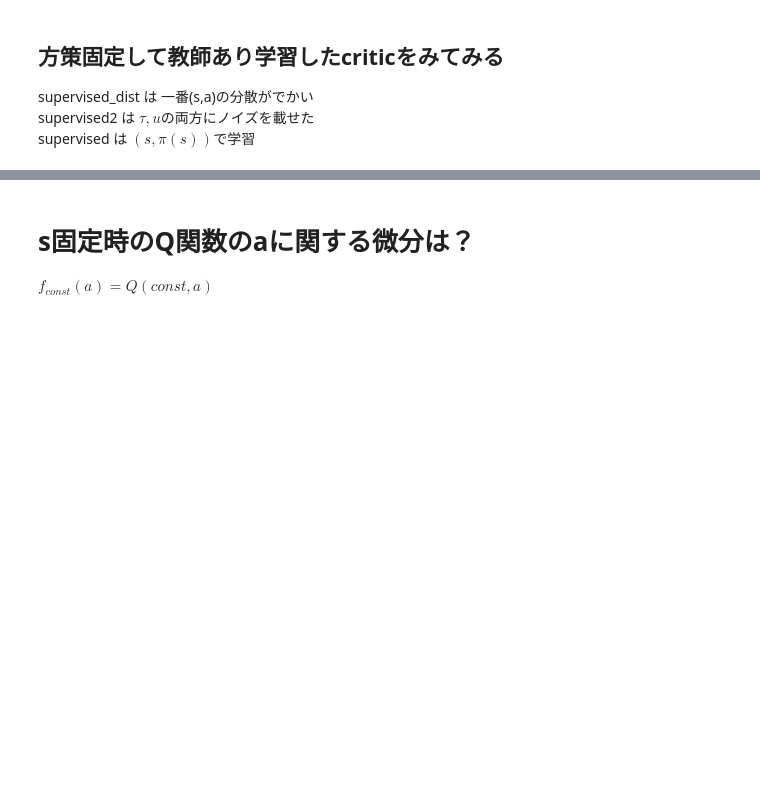
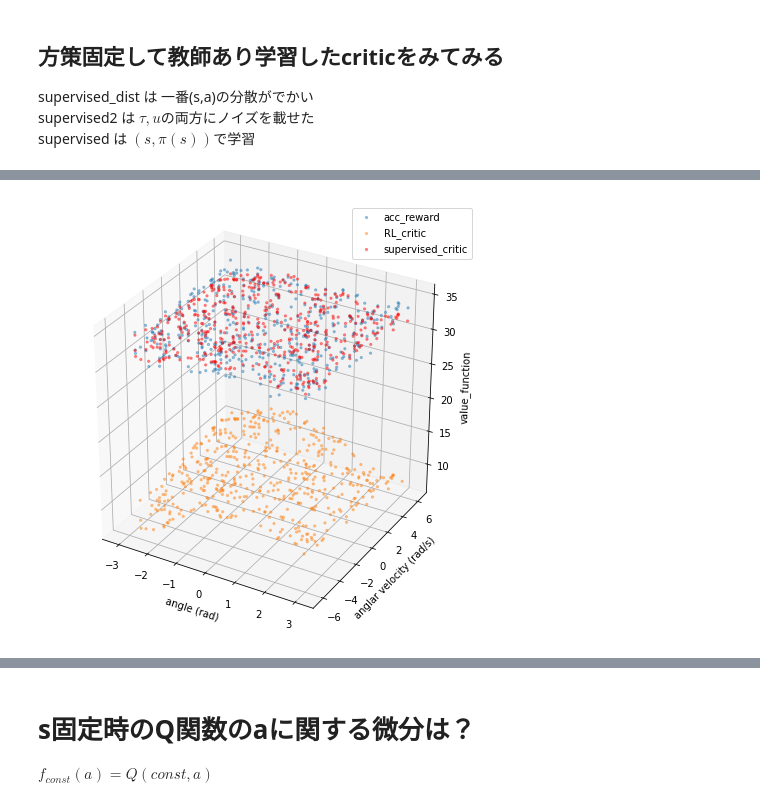
Before and after one commit to ibuki1024/eventDDPG, a Jupyter notebook: notebook/self_trigger/critic_approximation.ipynb, the cells around one changed output, grey strips where cells are left out. Saved outputs shown, nothing was run; the diff lists cells and outputs as text; code cells hidden in the pictures; blank space fills up the shorter version.

```diff
--- a/notebook/self_trigger/critic_approximation.ipynb
+++ b/notebook/self_trigger/critic_approximation.ipynb
@@ -343,0 +341,29 @@ plt.show()
+# %%
+# load agent
+a.actor.load_weights('./saved_agent/learned_self_clipped3_actor.h5')
+a.critic.load_weights('./saved_agent/learned_self_clipped3_critic_supervise.h5')
+# %%
+v_aps2 = []
+
+for state in state_batch:
+    v_aps2.append(value_function_ap(state, a))
+
+v_aps2 = np.array(v_aps2)
+# %%
+from mpl_toolkits.mplot3d import Axes3D
+%matplotlib inline
+#%matplotlib notebook
+
+fig = plt.figure(figsize=(6,6))
+ax = Axes3D(fig)
+ax.set_xlabel('angle (rad)')
+ax.set_ylabel('anglar velocity (rad/s)')
+ax.set_zlabel('value_function')
+
+ax.scatter3D(state_batch[:,0], state_batch[:,1], vs, marker='.', alpha=0.4, label='acc_reward')
+ax.scatter3D(state_batch[:,0], state_batch[:,1], v_aps, marker='.', alpha=0.4, label='RL_critic')
+ax.scatter3D(state_batch[:,0], state_batch[:,1], v_aps2, marker='.', alpha=0.4, label='supervised_critic', color='red')
+plt.legend()
+plt.show()
+# %% [output]
+[figure, added]
```
Also changed, not shown: parts of 15 cells of this notebook, 20 other files.
